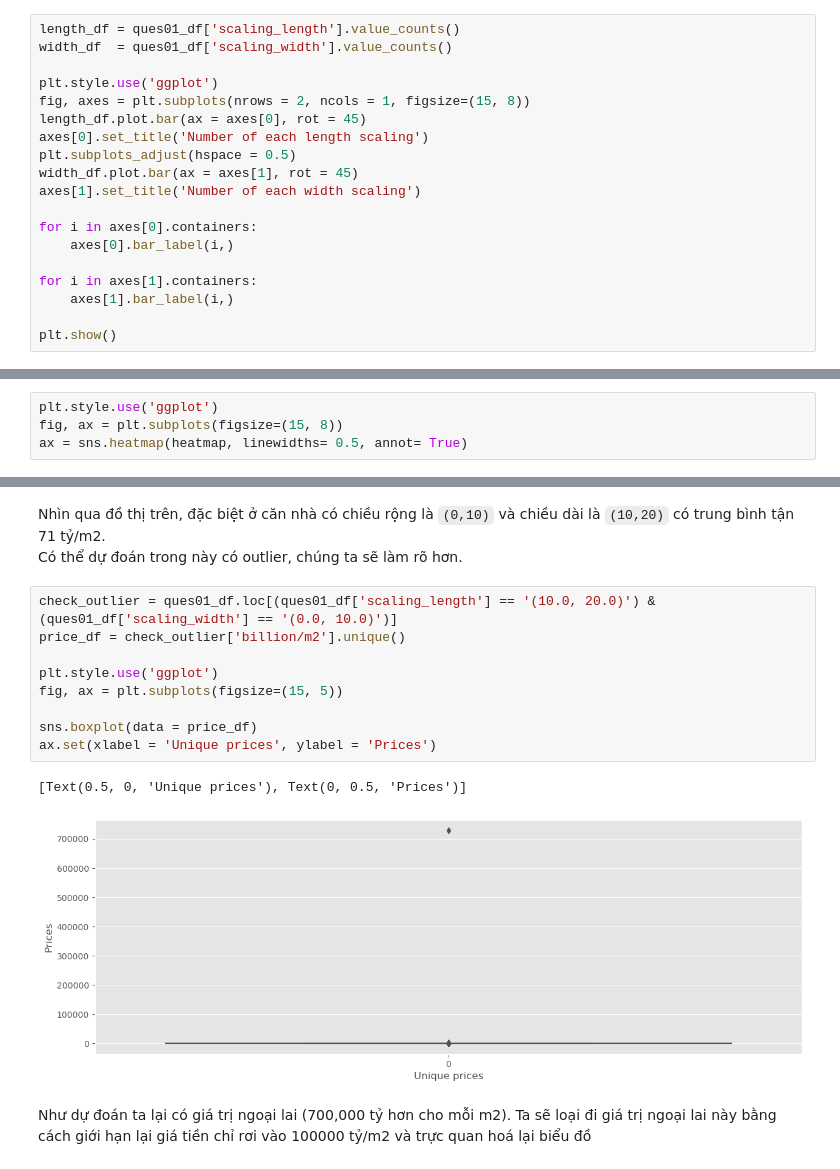
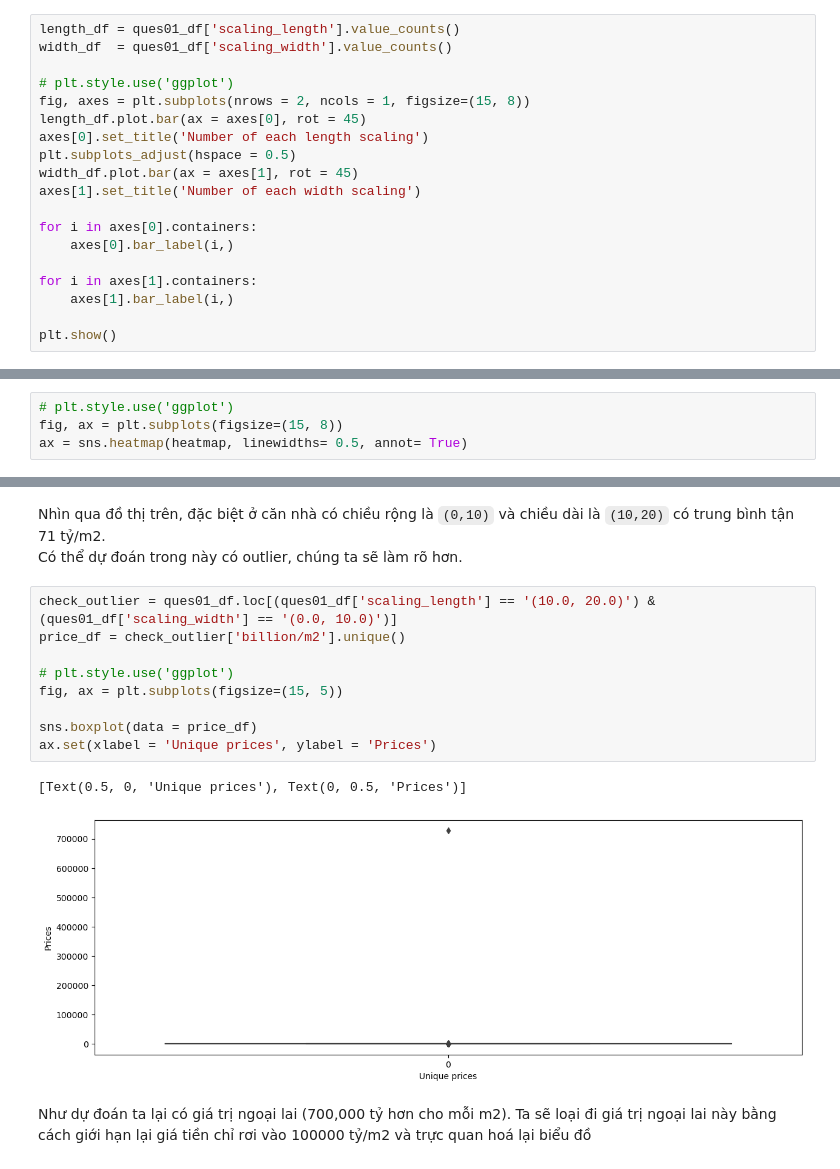
Before and after one commit to marco081116/DS-HanoiHousing, a Jupyter notebook: question.ipynb, the cells around one changed output, grey strips where cells are left out. Drawn from its saved outputs; the diff is of its cells as text.

```diff
--- a/question.ipynb
+++ b/question.ipynb
@@ -172,7 +162,7 @@ ques01_df
 length_df = ques01_df['scaling_length'].value_counts()
 width_df  = ques01_df['scaling_width'].value_counts()
 
-plt.style.use('ggplot')
+# plt.style.use('ggplot')
 fig, axes = plt.subplots(nrows = 2, ncols = 1, figsize=(15, 8))
 length_df.plot.bar(ax = axes[0], rot = 45)
 axes[0].set_title('Number of each length scaling')
@@ -233,7 +223,7 @@ heatmap = ques01_df.sort_values(by=['scaling_width', 'scaling_length'])
 heatmap = ques01_df.groupby(['scaling_width', 'scaling_length'])['billion/m2'].mean()
 heatmap = heatmap.unstack(level= 1)
 # %%
-plt.style.use('ggplot')
+# plt.style.use('ggplot')
 fig, ax = plt.subplots(figsize=(15, 8))
 ax = sns.heatmap(heatmap, linewidths= 0.5, annot= True)
 # %% [output]
@@ -244,15 +234,15 @@ Có thể dự đoán trong này có outlier, chúng ta sẽ làm rõ hơn.
 # %%
 check_outlier = ques01_df.loc[(ques01_df['scaling_length'] == '(10.0, 20.0)') & (ques01_df['scaling_width'] == '(0.0, 10.0)')]
 price_df = check_outlier['billion/m2'].unique()
 
-plt.style.use('ggplot')
+# plt.style.use('ggplot')
 fig, ax = plt.subplots(figsize=(15, 5))
 
 sns.boxplot(data = price_df)
 ax.set(xlabel = 'Unique prices', ylabel = 'Prices')
 # %% [output]
 [Text(0.5, 0, 'Unique prices'), Text(0, 0.5, 'Prices')]
-[figure, old version]
+[figure, new version]
 # %% [markdown]
 Như dự đoán ta lại có giá trị ngoại lai (700,000 tỷ hơn cho mỗi m2). Ta sẽ loại đi giá trị ngoại lai này bằng cách giới hạn lại giá tiền chỉ rơi vào 100000 tỷ/m2 và trực quan hoá lại biểu đồ
 # %%
```
Also changed, not shown: parts of 9 cells of this notebook.
